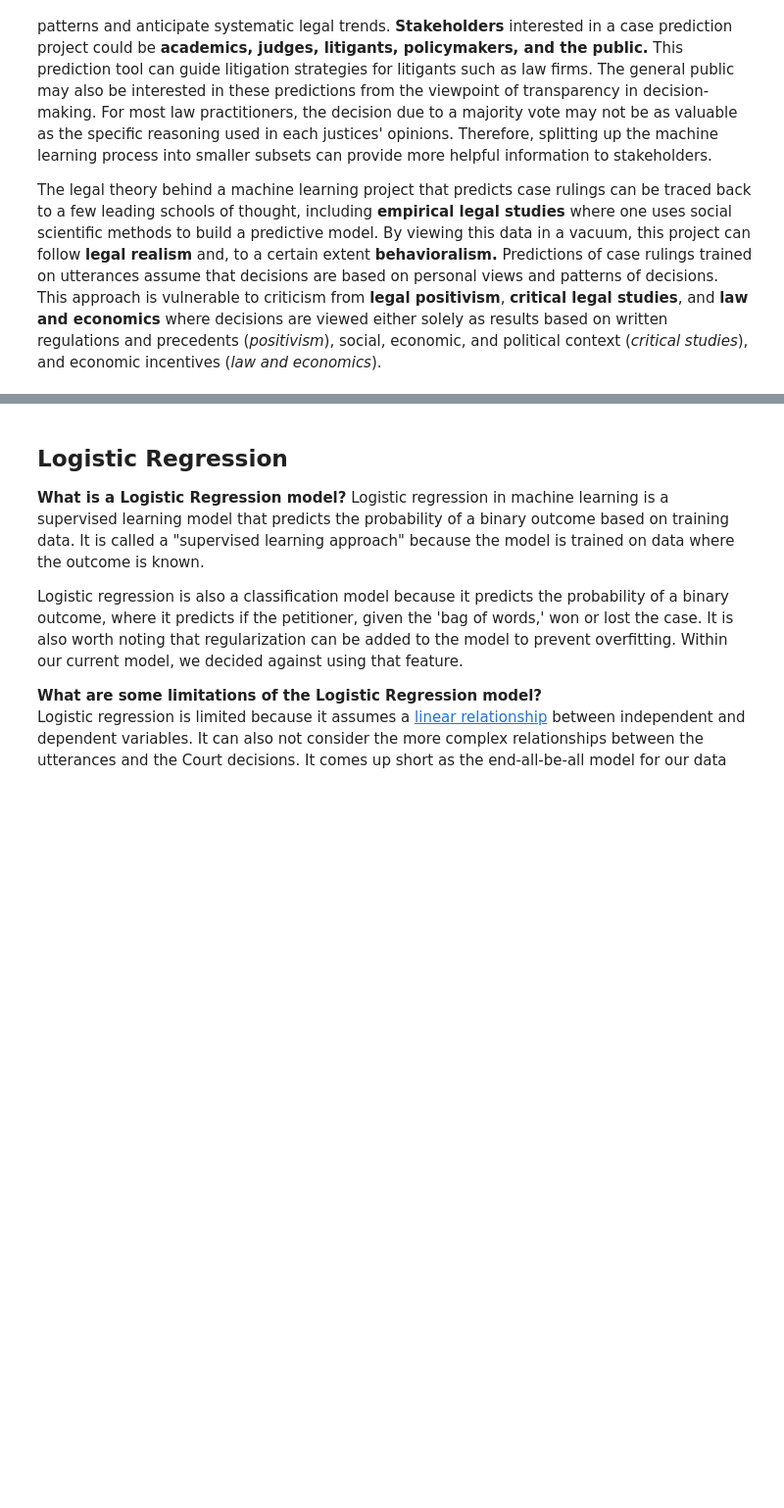
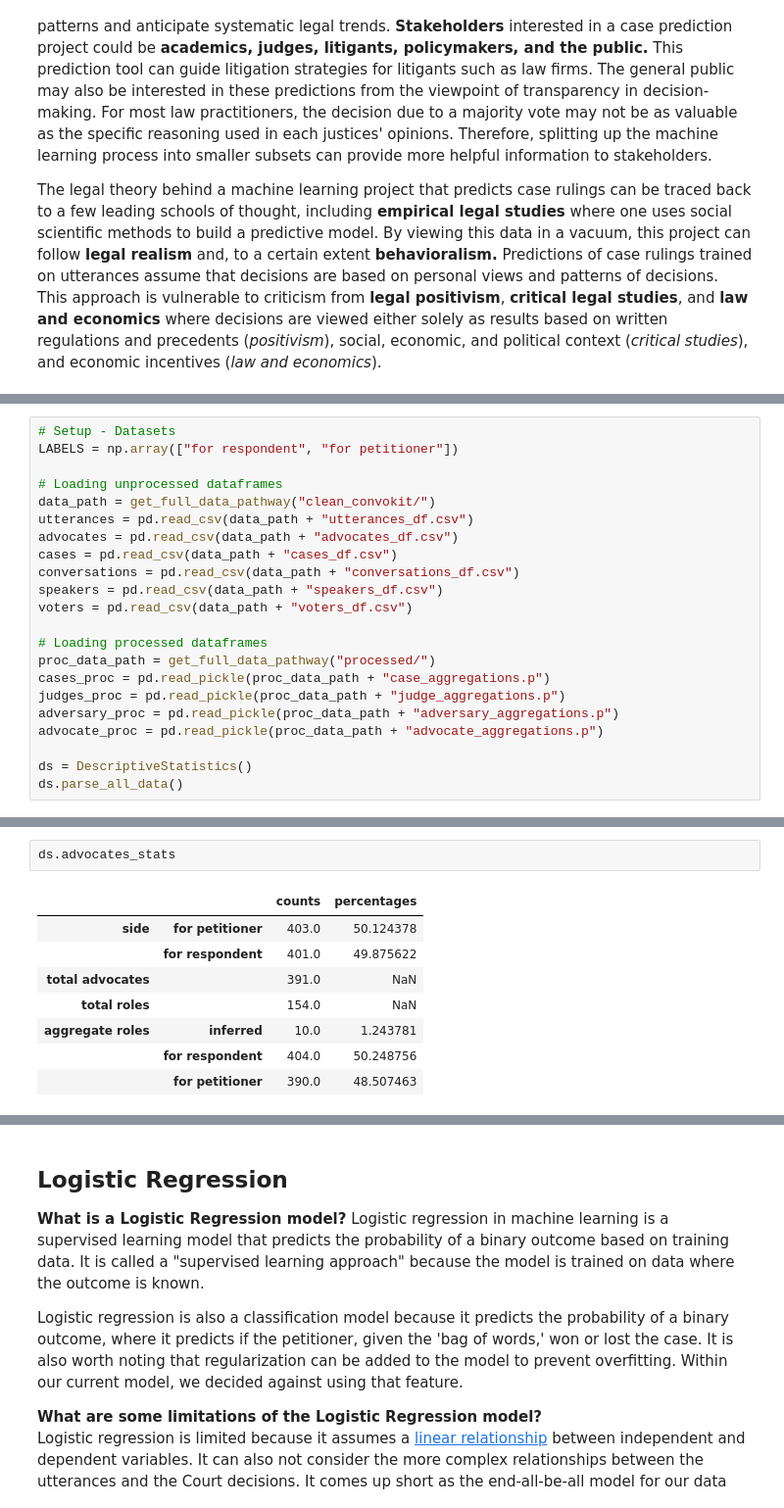
Before and after one commit to michplunkett/supreme-court-ml-predictions, a Jupyter notebook: final_report.ipynb, the cells around one changed output, grey strips where cells are left out. Shown: that part at 98% size. Saved outputs shown, nothing was run; the diff lists cells and outputs as text; blank space fills up the shorter version.

Commit message:
Move imports and add statistical summary

```diff
--- a/final_report.ipynb
+++ b/final_report.ipynb
@@ -83,0 +112,22 @@ The legal theory behind a machine learning project that predicts case rulings ca
+# %%
+# Setup - Datasets
+LABELS = np.array(["for respondent", "for petitioner"])
+
+# Loading unprocessed dataframes
+data_path = get_full_data_pathway("clean_convokit/")
+utterances = pd.read_csv(data_path + "utterances_df.csv")
+advocates = pd.read_csv(data_path + "advocates_df.csv")
+cases = pd.read_csv(data_path + "cases_df.csv")
+conversations = pd.read_csv(data_path + "conversations_df.csv")
+speakers = pd.read_csv(data_path + "speakers_df.csv")
+voters = pd.read_csv(data_path + "voters_df.csv")
+
+# Loading processed dataframes
+proc_data_path = get_full_data_pathway("processed/")
+cases_proc = pd.read_pickle(proc_data_path + "case_aggregations.p")
+judges_proc = pd.read_pickle(proc_data_path + "judge_aggregations.p")
+adversary_proc = pd.read_pickle(proc_data_path + "adversary_aggregations.p")
+advocate_proc = pd.read_pickle(proc_data_path + "advocate_aggregations.p")
+
+ds = DescriptiveStatistics()
+ds.parse_all_data()
@@ -83,0 +140,11 @@ The legal theory behind a machine learning project that predicts case rulings ca
+# %%
+ds.advocates_stats
+# %% [output]
+|  |  | counts | percentages |
+| side | for petitioner | 403.0 | 50.124378 |
+|  | for respondent | 401.0 | 49.875622 |
+| total advocates |  | 391.0 | NaN |
+| total roles |  | 154.0 | NaN |
+| aggregate roles | inferred | 10.0 | 1.243781 |
+|  | for respondent | 404.0 | 50.248756 |
+|  | for petitioner | 390.0 | 48.507463 |
```
Also changed, not shown: parts of 12 cells of this notebook.
